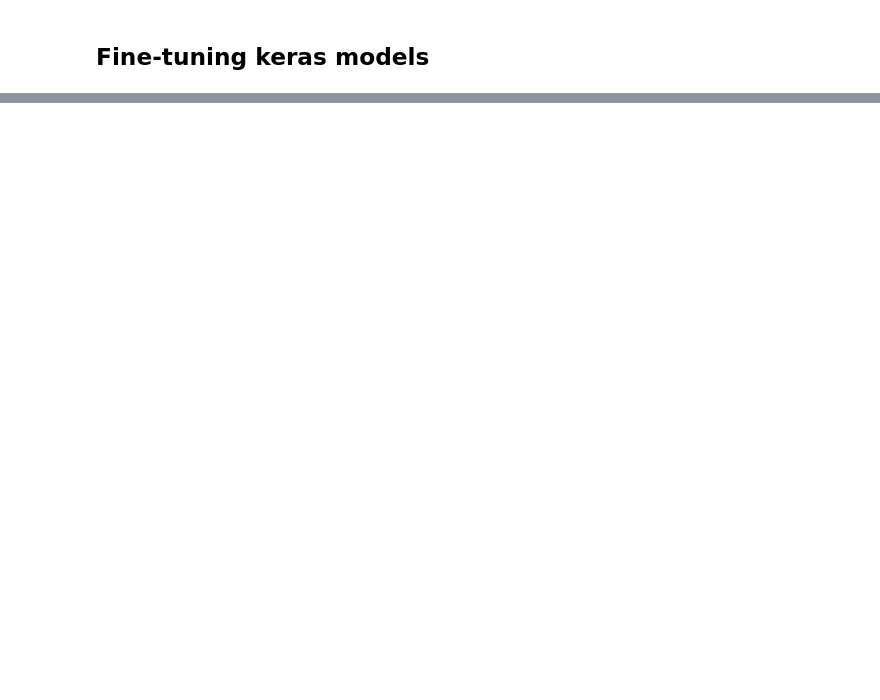
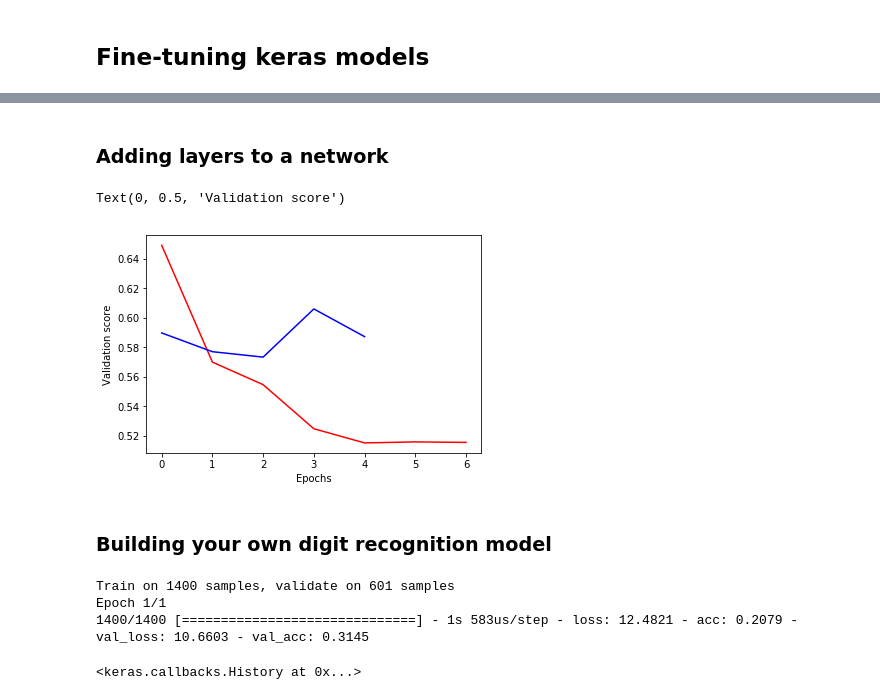
Before and after one commit to iDataist/Deep-Learning-in-Python, a Jupyter notebook: Deep_Learning_in_Python.ipynb, the cells around one changed output, grey strips where cells are left out. Cells and saved outputs as stored; diff of their text form; code cells hidden in the pictures; blank space fills up the shorter version.

```diff
--- a/Deep_Learning_in_Python.ipynb
+++ b/Deep_Learning_in_Python.ipynb
@@ -433,0 +625,47 @@ print(predicted_prob_true)
+# %% [markdown]
+### Adding layers to a network
+# %%
+# The input shape to use in the first hidden layer
+input_shape = (n_cols,)
+
+# Create the new model: model_1
+model_1 = Sequential()
+
+# Add the first hidden layers
+model_1.add(Dense(50, activation = 'relu', input_shape = input_shape))
+
+# Add the output layer
+model_1.add(Dense(2, activation = 'softmax'))
+
+# Compile model_2
+model_1.compile(optimizer = 'adam', loss = 'categorical_crossentropy', metrics = ['accuracy'])
+
+# Create the new model: model_2
+model_2 = Sequential()
+
+# Add the first, second, and third hidden layers
+model_2.add(Dense(50, activation = 'relu', input_shape = input_shape))
+model_2.add(Dense(50, activation = 'relu'))
+model_2.add(Dense(50, activation = 'relu'))
+
+# Add the output layer
+model_2.add(Dense(2, activation = 'softmax'))
+
+# Compile model_2
+model_2.compile(optimizer = 'adam', loss = 'categorical_crossentropy', metrics = ['accuracy'])
+
+# Fit model 1
+model_1_training = model_1.fit(predictors, target, epochs=20, validation_split=0.4, callbacks=[early_stopping_monitor], verbose=False)
+
+# Fit model 2
+model_2_training = model_2.fit(predictors, target, epochs=20, validation_split=0.4, callbacks=[early_stopping_monitor], verbose=False)
+
+# Create the plot
+plt.plot(model_1_training.history['val_loss'], 'r', model_2_training.history['val_loss'], 'b')
+plt.xlabel('Epochs')
+plt.ylabel('Validation score')
+# %% [output]
+Text(0, 0.5, 'Validation score')
+[figure, added]
+# %% [markdown]
+### Building your own digit recognition model
@@ -433,0 +676,23 @@ print(predicted_prob_true)
+# %%
+# Create the model: model
+model = Sequential()
+
+# Add the first hidden layer
+model.add(Dense(50, activation = 'relu', input_shape = (784, )))
+
+# Add the second hidden layer
+model.add(Dense(50, activation = 'relu'))
+
+# Add the output layer
+model.add(Dense(10, activation = 'softmax'))
+
+# Compile the model
+model.compile(optimizer = 'adam', loss = 'categorical_crossentropy', metrics = ['accuracy'])
+
+# Fit the model
+model.fit(X, y, validation_split = 0.3)
+# %% [output]
+Train on 1400 samples, validate on 601 samples
+Epoch 1/1
+1400/1400 [==============================] - 1s 583us/step - loss: 12.4821 - acc: 0.2079 - val_loss: 10.6603 - val_acc: 0.3145
+<keras.callbacks.History at 0x...>
```
Also changed, not shown: parts of 14 cells of this notebook.
